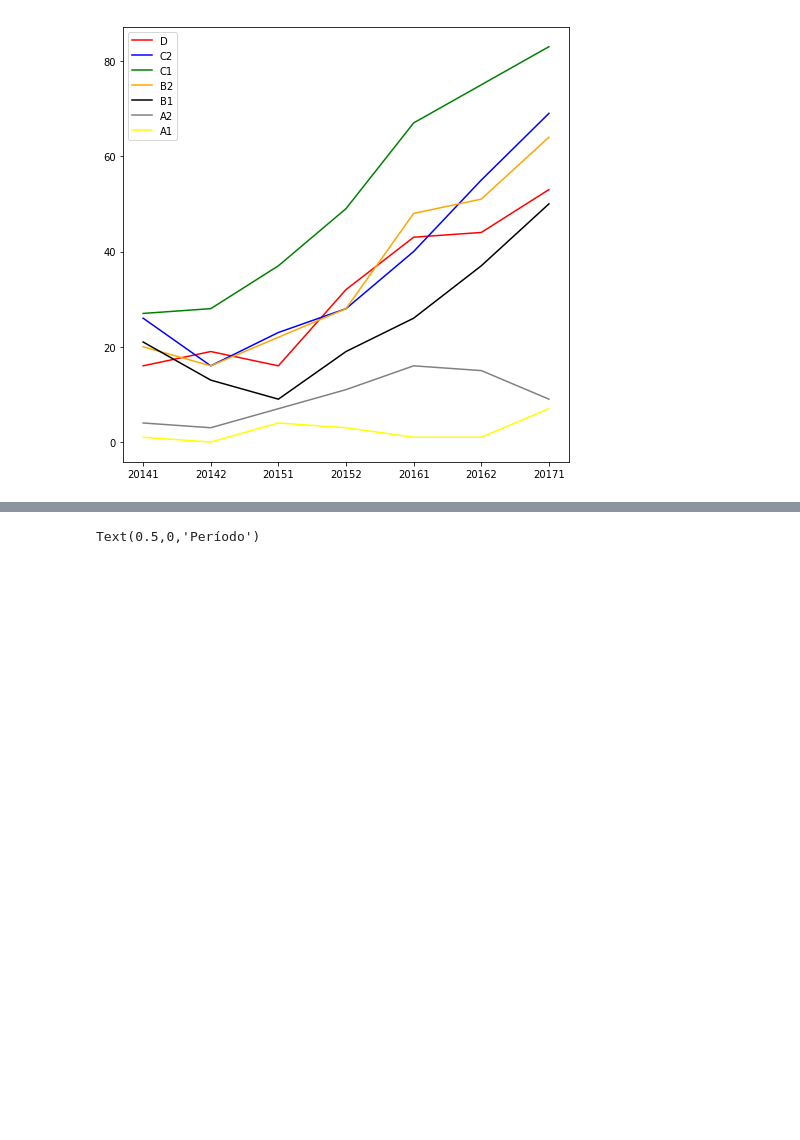
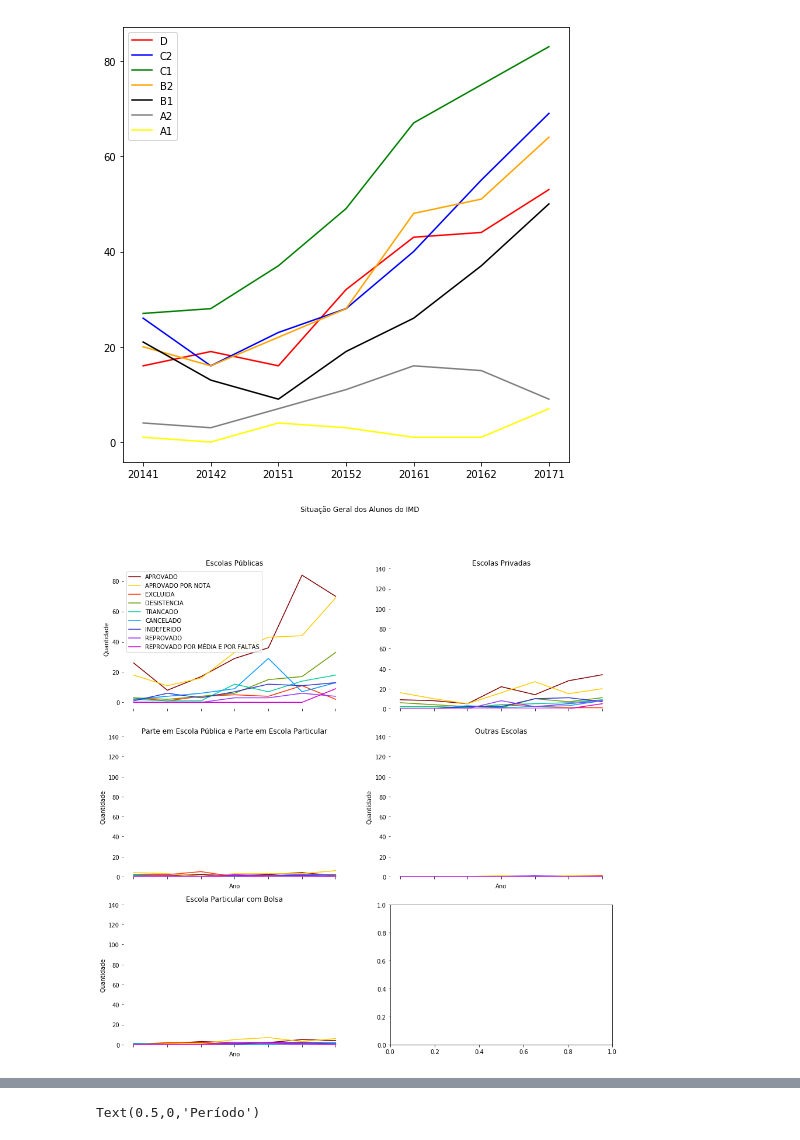
Before and after one commit to lucasgmpaiva/Analise_Dados_UFRN, a Jupyter notebook: UFRN Data Analysis.ipynb, the cells around one changed output, grey strips where cells are left out. Drawn from its saved outputs; the diff is of its cells as text; code cells hidden in the pictures; blank space fills up the shorter version.

```diff
--- a/UFRN Data Analysis.ipynb
+++ b/UFRN Data Analysis.ipynb
@@ -524,4 +696,72 @@ plt.legend(loc='upper left')
 plt.show()
 # %% [output]
 [figure]
+# %%
+fig_situacao, axies = plt.subplots( ncols=2, nrows=3, figsize=(15,15))
+
+#Cores
+cor1 = (128/255,0/255,0/255)
+cor2 = (255/255,204/255,0/255)
+cor3 = (255/255,51/255,0/255)
+cor4 = (102/255,153/255,0/255)
+cor5 = (0/255,204/255,153/255)
+cor6 = (0/255,153/255,255/255)
+cor7 = (51/255,51/255,204/255)
+cor8 = (153/255,51/255,255/255)
+cor9 = (204/255,0/255,204/255)
+
+def cleanPosicoes():
+    posicoes = ['left','right','bottom', 'top']
+    for i in range(0,4):
+        ax.spines[posicoes[i]].set_visible(False)
+
+ax = all_public_school.plot( kind='line', x ='index', y = ['APROVADO', 'APROVADO POR NOTA','EXCLUIDA','DESISTENCIA', 'TRANCADO', 'CANCELADO', 'INDEFERIDO','REPROVADO', 'REPROVADO POR MÉDIA E POR FALTAS'],
+              color=[cor1,cor2,cor3,cor4,cor5,cor6,cor7,cor8,cor9],
+              title='Escolas Públicas', ax = axies[0,0])
+
+ax.set_xlabel("")
+ax.set_ylabel("Quantidade")
+cleanPosicoes()
+
+
+ax = all_private_school.plot( kind='line', x ='index', y = ['APROVADO', 'APROVADO POR NOTA','EXCLUIDA','DESISTENCIA', 'TRANCADO', 'CANCELADO', 'INDEFERIDO','REPROVADO', 'REPROVADO POR MÉDIA E POR FALTAS'],
+              color=[cor1,cor2,cor3,cor4,cor5,cor6,cor7,cor8,cor9],
+              title='Escolas Privadas', ax = axies[0,1], legend= False)
+
+ax.set_xlabel("")
+ax.set_ylim([0, 140])
+cleanPosicoes()
+
+ax = middle_school.plot( kind='line', x ='index', y = ['APROVADO', 'APROVADO POR NOTA','EXCLUIDA','DESISTENCIA', 'TRANCADO', 'CANCELADO', 'INDEFERIDO','REPROVADO', 'REPROVADO POR MÉDIA E POR FALTAS'],
+              color=[cor1,cor2,cor3,cor4,cor5,cor6,cor7,cor8,cor9],
+              title='Parte em Escola Pública e Parte em Escola Particular', ax = axies[1,0], legend= False)
+
+ax.set_xlabel("Ano")
+ax.set_ylabel("Quantidade")
+ax.set_ylim([0, 140])
+cleanPosicoes()
+
+ax = other_school.plot( kind='line', x ='index', y = ['APROVADO', 'APROVADO POR NOTA','EXCLUIDA','DESISTENCIA', 'TRANCADO', 'CANCELADO', 'INDEFERIDO','REPROVADO', 'REPROVADO POR MÉDIA E POR FALTAS'],
+              color=[cor1,cor2,cor3,cor4,cor5,cor6,cor7,cor8,cor9],
+              title='Outras Escolas', ax = axies[1,1], legend= False)
+
+ax.set_xlabel("Ano")
+ax.set_ylabel("Quantidade")
+ax.set_ylim([0, 140])
+cleanPosicoes()
+
+ax = bolsa_school.plot( kind='line', x ='index', y = ['APROVADO', 'APROVADO POR NOTA','EXCLUIDA','DESISTENCIA', 'TRANCADO', 'CANCELADO', 'INDEFERIDO','REPROVADO', 'REPROVADO POR MÉDIA E POR FALTAS'],
+              color=[cor1,cor2,cor3,cor4,cor5,cor6,cor7,cor8,cor9],
+              title='Escola Particular com Bolsa', ax = axies[2,0], legend= False)
+
+ax.set_xlabel("Ano")
+ax.set_ylabel("Quantidade")
+ax.set_ylim([0, 140])
+cleanPosicoes()
+
+fig_situacao.subplots_adjust(hspace = 0.2)
+fig_situacao.suptitle("Situação Geral dos Alunos do IMD")
+plt.show()
+# %% [output]
+[figure, added]
 # %%
```
Also changed, not shown: parts of 19 cells of this notebook.
